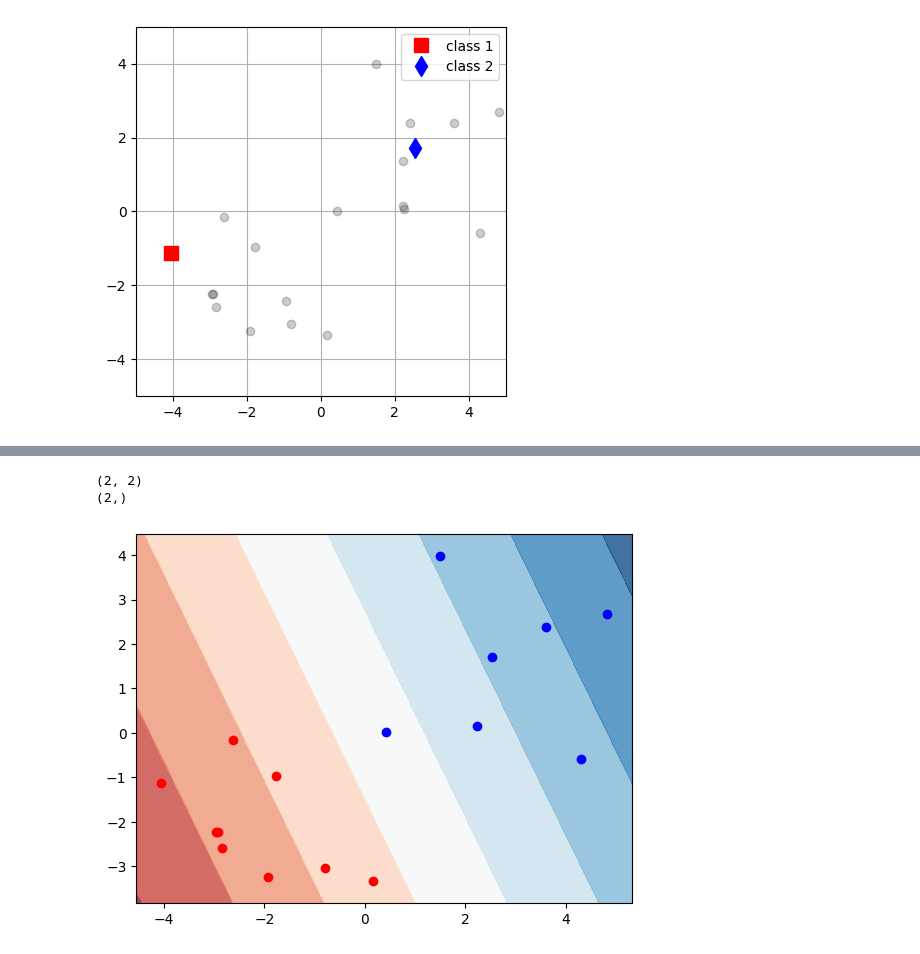
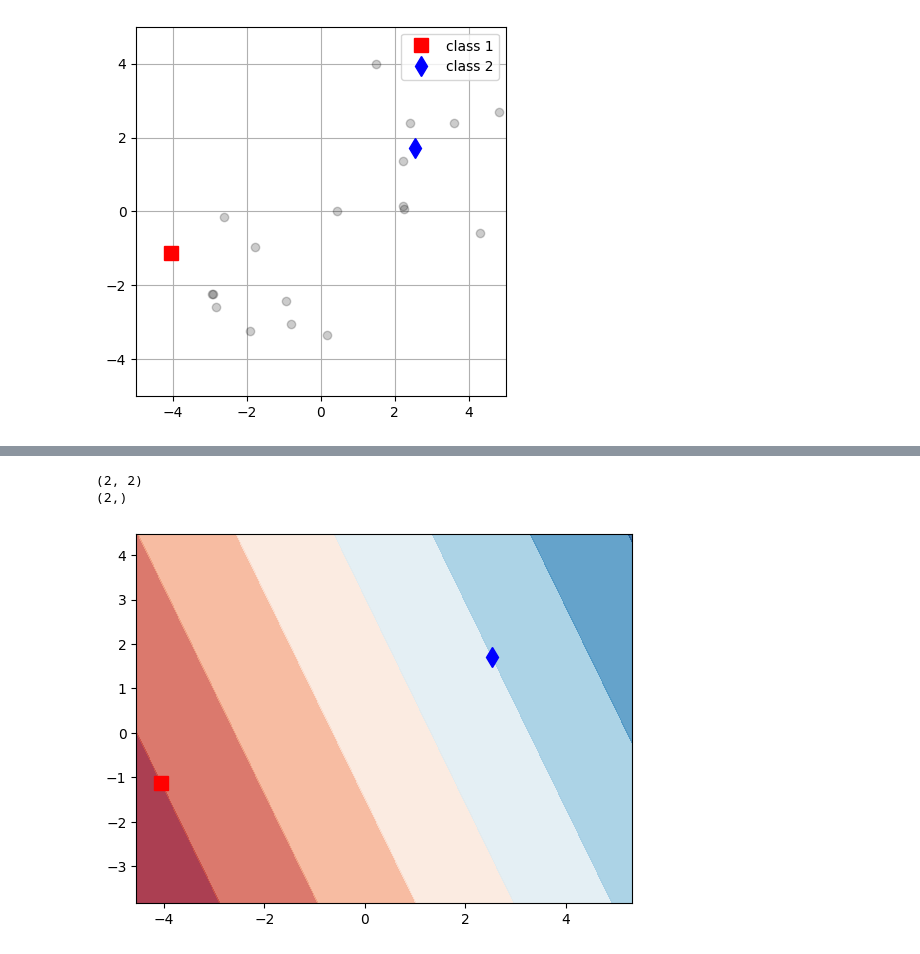
Before and after one commit to krisrjensen/csc730, a Jupyter notebook: assignment 4/Assignment_4.ipynb, the cells around one changed output, grey strips where cells are left out. Saved outputs shown, nothing was run; the diff lists cells and outputs as text; code cells hidden in the pictures.

```diff
--- a/assignment 4/Assignment_4.ipynb
+++ b/assignment 4/Assignment_4.ipynb
@@ -77,16 +94,21 @@ plt.legend()
 from sklearn.svm import SVC
 from sklearn.inspection import DecisionBoundaryDisplay
 
-classifier = SVC(kernel="linear", C=0.025, random_state=42)
+classifier_A = SVC(kernel="linear", C=0.2, random_state=42, probability=True)
 
-classifier.fit(X,y)
+classifier_A.fit(X,y)
 ax = plt.subplot()
 cm = plt.cm.RdBu
+ax.plot(X[:9,0], X[:9,1], 'rs',marker='o')
+ax.plot(X[10:17,0], X[10:17,1], 'bs',marker='o')
 DecisionBoundaryDisplay.from_estimator(
-            classifier, X, cmap=cm, alpha=0.8, ax=ax, eps=0.5
+            classifier_A, X, cmap=cm, alpha=0.8, ax=ax, eps=0.5
         )
 
-ax.plot(X[:9,0], X[:9,1], 'rs', marker='o')
-ax.plot(X[10:17,0], X[10:17,1], 'bs', marker='o')
+c_inds = np.where(y_L == 1)[0]
+plt.plot(X_L[c_inds,0],X_L[c_inds,1],'rs',label = f'class {str(1)}',markersize = 10)
+c_inds = np.where(y_L == 2)[0]
+plt.plot(X_L[c_inds,0],X_L[c_inds,1],'bd',label = f'class {str(2)}',markersize = 10)
+
 plt.show()
 # %% [output]
@@ -94,22 +156,25 @@ plt.show()
 # %%
 # Part II - Find classifier using subset of labeled data (i.e. just X_L,y_L)
-classifier = SVC(kernel="linear", C=0.025, random_state=42)
 
 print(X_L.shape )
 print(y_L.shape)
 
-classifier.fit(X_L,y_L)
+classifier_L = SVC(kernel="linear", C=0.2, random_state=42, probability=True)
+classifier_L.fit(X_L,y_L)
 
 ax = plt.subplot()
 cm = plt.cm.RdBu
+c_inds = np.where(y_L == 1)[0]
+plt.plot(X_L[c_inds,0],X_L[c_inds,1],'rs',label = f'class {str(1)}',markersize = 10)
+c_inds = np.where(y_L == 2)[0]
+plt.plot(X_L[c_inds,0],X_L[c_inds,1],'bd',label = f'class {str(2)}',markersize = 10)
 DecisionBoundaryDisplay.from_estimator(
-            classifier, X, cmap=cm, alpha=0.8, ax=ax, eps=0.5
+            classifier_L, X, cmap=cm, alpha=0.8, ax=ax, eps=0.5
         )
 
-ax.plot(X[:9,0], X[:9,1], 'rs', marker='o')
-ax.plot(X[10:17,0], X[10:17,1], 'bs', marker='o')
+
 plt.show()
 # %% [output]
 (2, 2)
 (2,)
-[figure, old version]
+[figure, new version]
```
Also changed, not shown: parts of 5 cells of this notebook.
